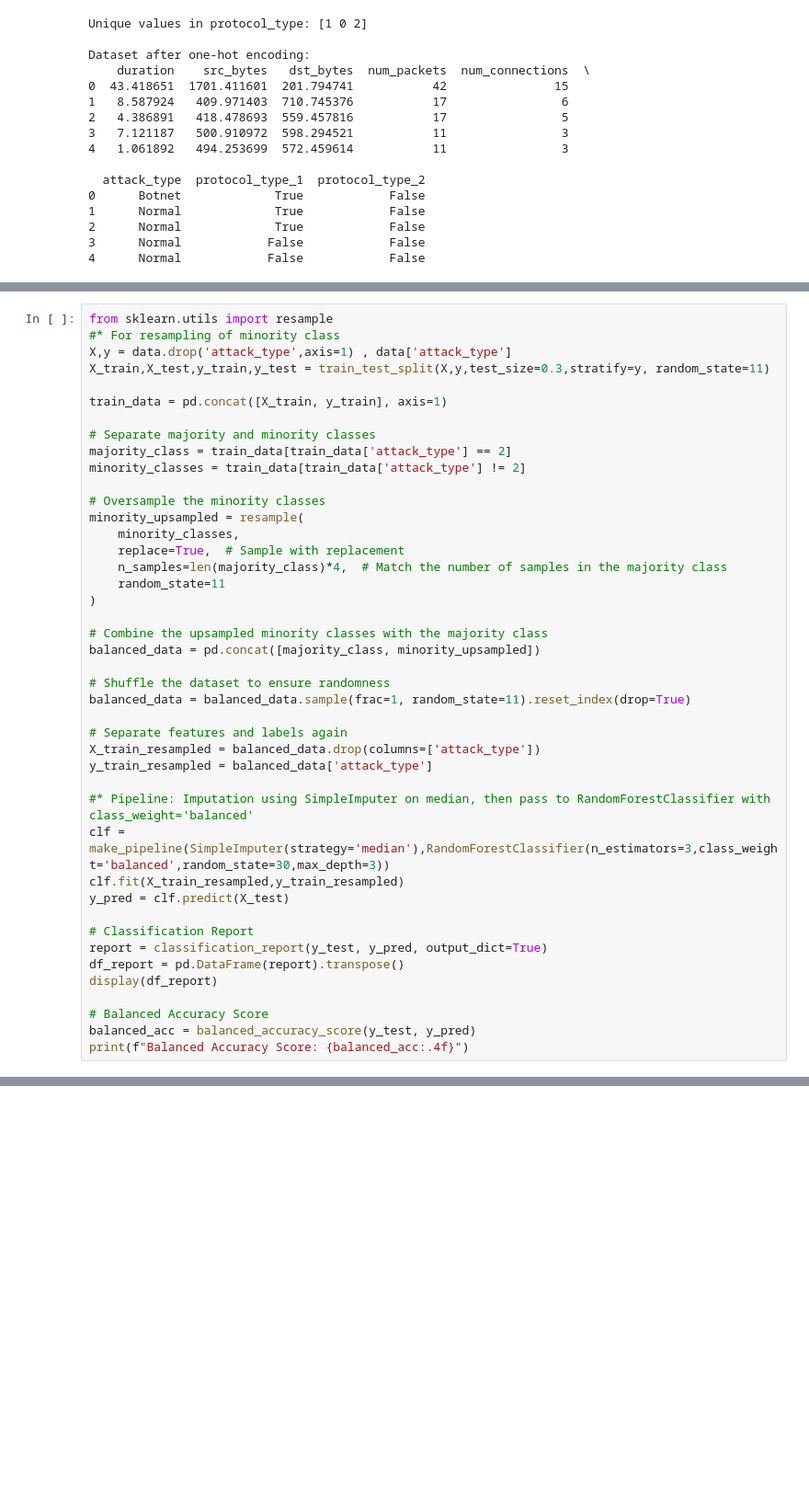
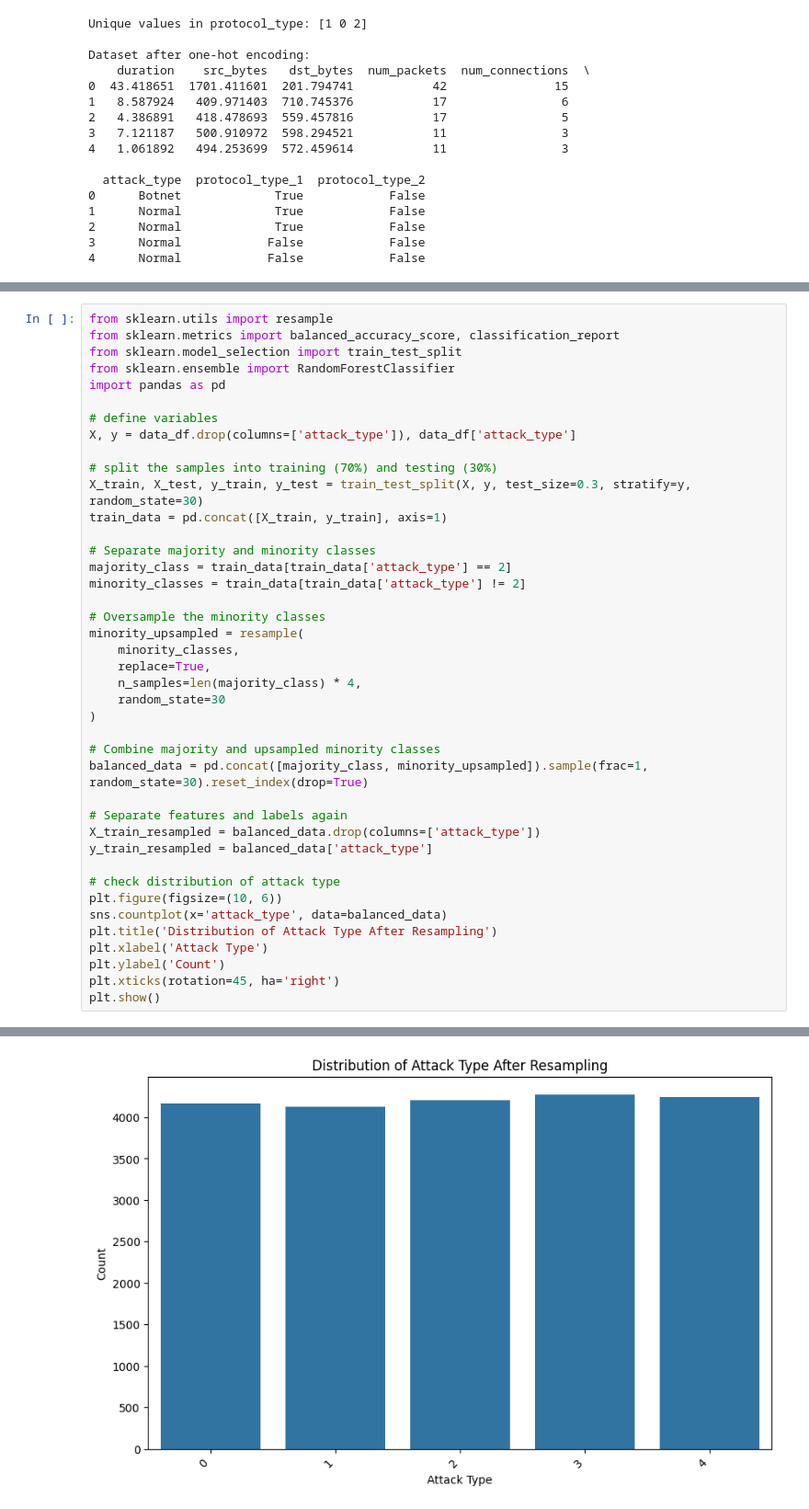
Before and after one commit to JuanTuatis/emtech-programming-assignment, a Jupyter notebook: Programming Assignment 5/Programming_Assignment_5.ipynb, the cells around one changed output, grey strips where cells are left out. Shown: that part at 92% size. Drawn from its saved outputs; the diff is of its cells as text; blank space fills up the shorter version.

```diff
--- a/Programming Assignment 5/Programming_Assignment_5.ipynb
+++ b/Programming Assignment 5/Programming_Assignment_5.ipynb
@@ -219,9 +192,15 @@ Split the data into training (70%) and testing (30%) sets.
 # %%
 from sklearn.utils import resample
-#* For resampling of minority class
-X,y = data.drop('attack_type',axis=1) , data['attack_type']
-X_train,X_test,y_train,y_test = train_test_split(X,y,test_size=0.3,stratify=y, random_state=11)
+from sklearn.metrics import balanced_accuracy_score, classification_report
+from sklearn.model_selection import train_test_split
+from sklearn.ensemble import RandomForestClassifier
+import pandas as pd
 
+# define variables
+X, y = data_df.drop(columns=['attack_type']), data_df['attack_type']
+
+# split the samples into training (70%) and testing (30%)
+X_train, X_test, y_train, y_test = train_test_split(X, y, test_size=0.3, stratify=y, random_state=30)
 train_data = pd.concat([X_train, y_train], axis=1)
 
 # Separate majority and minority classes
@@ -231,32 +210,24 @@ minority_classes = train_data[train_data['attack_type'] != 2]
 # Oversample the minority classes
 minority_upsampled = resample(
     minority_classes,
-    replace=True,  # Sample with replacement
-    n_samples=len(majority_class)*4,  # Match the number of samples in the majority class
-    random_state=11
+    replace=True,
+    n_samples=len(majority_class) * 4,
+    random_state=30
 )
 
-# Combine the upsampled minority classes with the majority class
-balanced_data = pd.concat([majority_class, minority_upsampled])
-
-# Shuffle the dataset to ensure randomness
-balanced_data = balanced_data.sample(frac=1, random_state=11).reset_index(drop=True)
+# Combine majority and upsampled minority classes
+balanced_data = pd.concat([majority_class, minority_upsampled]).sample(frac=1, random_state=30).reset_index(drop=True)
 
 # Separate features and labels again
 X_train_resampled = balanced_data.drop(columns=['attack_type'])
 y_train_resampled = balanced_data['attack_type']
 
-#* Pipeline: Imputation using SimpleImputer on median, then pass to RandomForestClassifier with class_weight='balanced'
-clf = make_pipeline(SimpleImputer(strategy='median'),RandomForestClassifier(n_estimators=3,class_weight='balanced',random_state=30,max_depth=3))
-clf.fit(X_train_resampled,y_train_resampled)
-y_pred = clf.predict(X_test)
-
-# Classification Report
-report = classification_report(y_test, y_pred, output_dict=True)
-df_report = pd.DataFrame(report).transpose()
-display(df_report)
-
-# Balanced Accuracy Score
-balanced_acc = balanced_accuracy_score(y_test, y_pred)
-print(f"Balanced Accuracy Score: {balanced_acc:.4f}")
+# check distribution of attack type
+plt.figure(figsize=(10, 6))
+sns.countplot(x='attack_type', data=balanced_data)
+plt.title('Distribution of Attack Type After Resampling')
+plt.xlabel('Attack Type')
+plt.ylabel('Count')
+plt.xticks(rotation=45, ha='right')
+plt.show()
 # %% [output]
@@ -272,0 +234 @@ Balanced Accuracy Score: 0.9859
+[figure, added]
```
Also changed, not shown: parts of 23 cells of this notebook.
